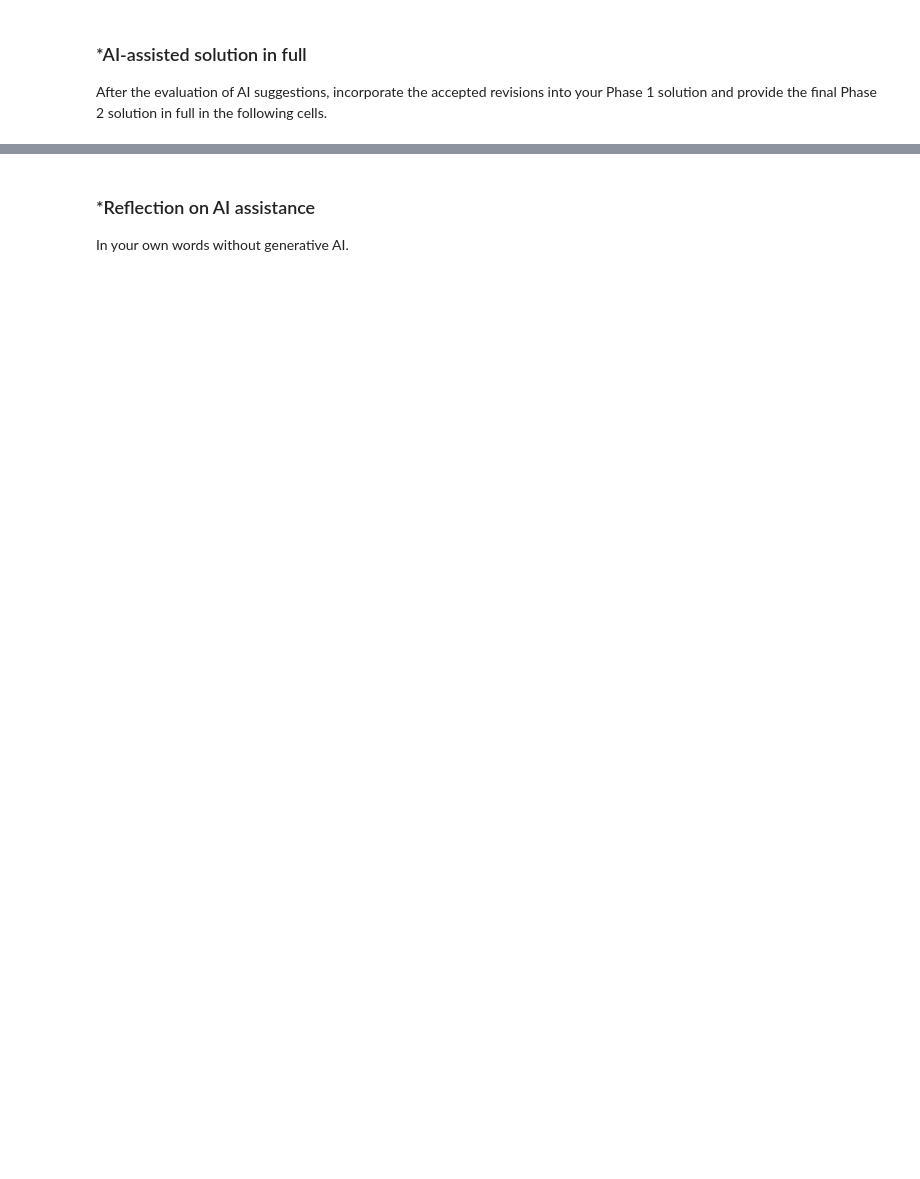
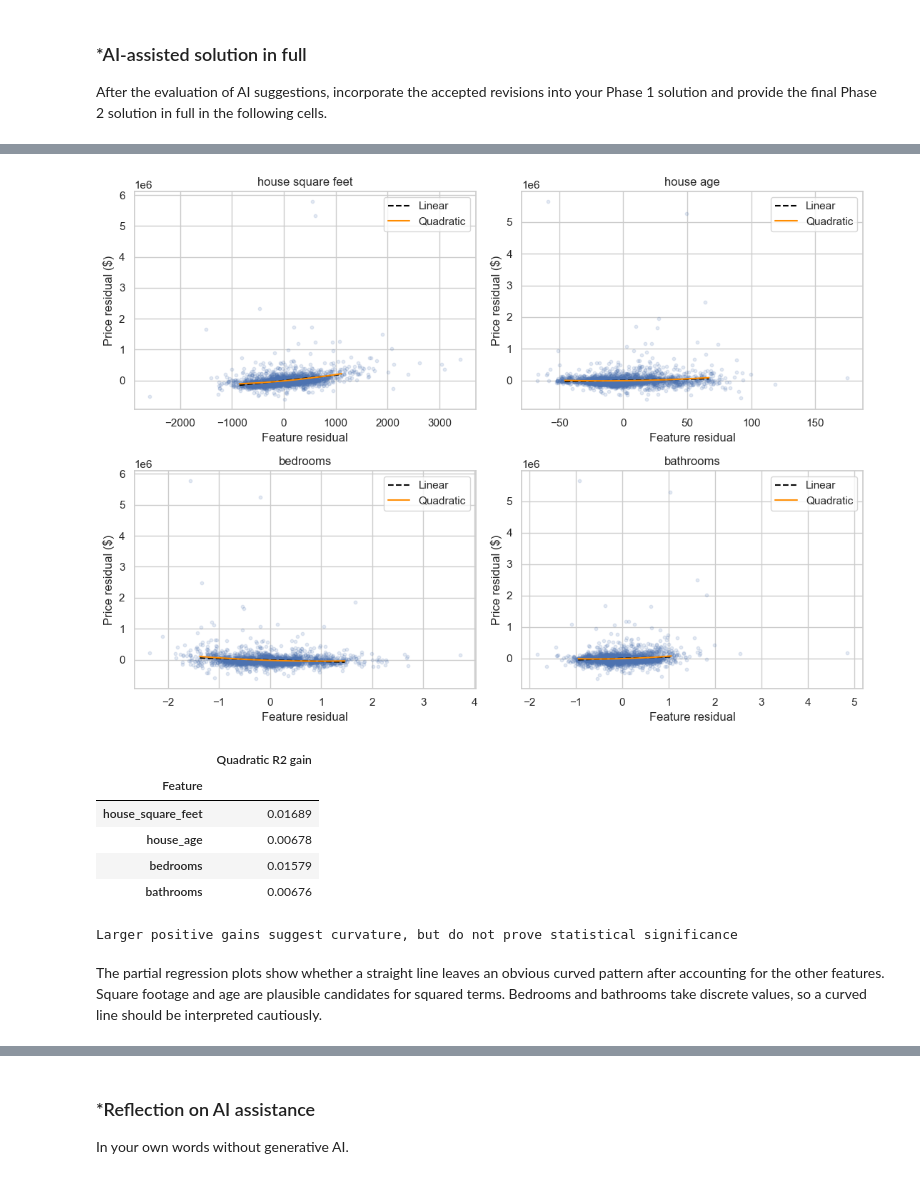
Before and after one commit to Kamal-uva/L02-hedonic-pricing, a Jupyter notebook: notebook.ipynb, the cells around one changed output, grey strips where cells are left out. Cells and saved outputs as stored; diff of their text form; code cells hidden in the pictures; blank space fills up the shorter version.

```diff
--- a/notebook.ipynb
+++ b/notebook.ipynb
@@ -459,0 +664,43 @@ After the evaluation of AI suggestions, incorporate the accepted revisions into
+# %%
+p2_partial_features = p2_simple_features["Size + age + rooms"]
+p2_curvature = []
+fig, axes = plt.subplots(2, 2, figsize=(11, 8))
+for ax, feature in zip(axes.flat, p2_partial_features):
+    others = [col for col in p2_partial_features if col != feature]
+    price_left = p2_y_train - LinearRegression().fit(
+        p2_X_train[others], p2_y_train).predict(p2_X_train[others])
+    feature_left = p2_X_train[feature] - LinearRegression().fit(
+        p2_X_train[others], p2_X_train[feature]).predict(p2_X_train[others])
+    x = feature_left.to_numpy(dtype=float)
+    y = price_left.to_numpy(dtype=float)
+    linear_pred = np.polyval(np.polyfit(x, y, 1), x)
+    quadratic_pred = np.polyval(np.polyfit(x, y, 2), x)
+    gain = r2_score(y, quadratic_pred) - r2_score(y, linear_pred)
+    p2_curvature.append({"Feature": feature, "Quadratic R2 gain": gain})
+
+    sample = np.random.default_rng(42).choice(len(x), min(2500, len(x)), replace=False)
+    grid = np.linspace(np.percentile(x, 2), np.percentile(x, 98), 150)
+    ax.scatter(x[sample], y[sample], alpha=0.15, s=10)
+    ax.plot(grid, np.polyval(np.polyfit(x, y, 1), grid), "--", color="black", label="Linear")
+    ax.plot(grid, np.polyval(np.polyfit(x, y, 2), grid), color="darkorange", label="Quadratic")
+    ax.set_title(feature.replace("_", " "))
+    ax.set_xlabel("Feature residual")
+    ax.set_ylabel("Price residual ($)")
+    ax.legend()
+plt.tight_layout()
+plt.show()
+
+p2_curvature_table = pd.DataFrame(p2_curvature).set_index("Feature")
+display(p2_curvature_table.round(5))
+print("Larger positive gains suggest curvature, but do not prove statistical significance")
+# %% [output]
+[figure, added]
+|  | Quadratic R2 gain |
+| Feature |  |
+| house_square_feet | 0.01689 |
+| house_age | 0.00678 |
+| bedrooms | 0.01579 |
+| bathrooms | 0.00676 |
+Larger positive gains suggest curvature, but do not prove statistical significance
+# %% [markdown]
+The partial regression plots show whether a straight line leaves an obvious curved pattern after accounting for the other features. Square footage and age are plausible candidates for squared terms. Bedrooms and bathrooms take discrete values, so a curved line should be interpreted cautiously.
```
Also changed, not shown: parts of 26 cells of this notebook.
